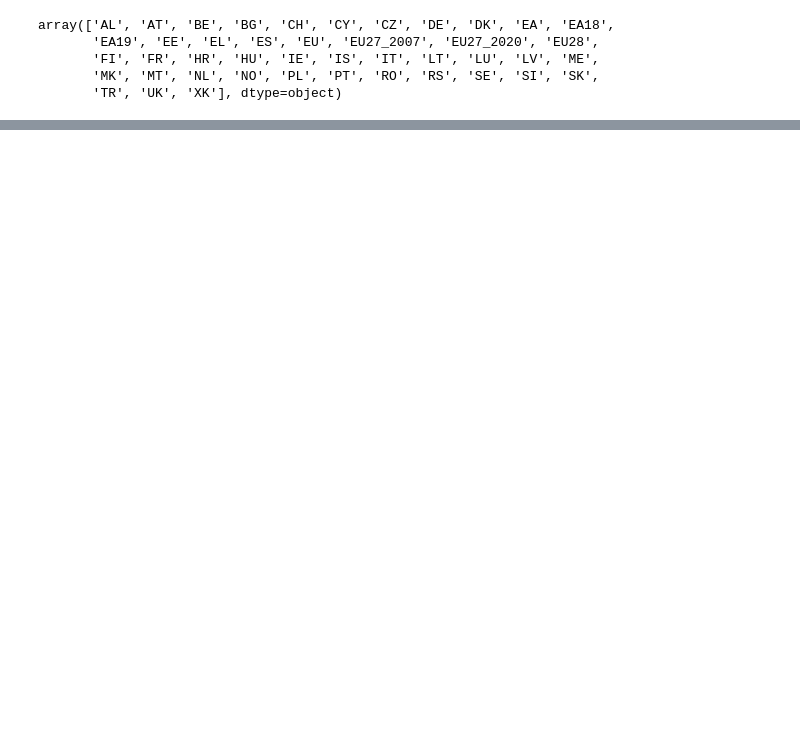
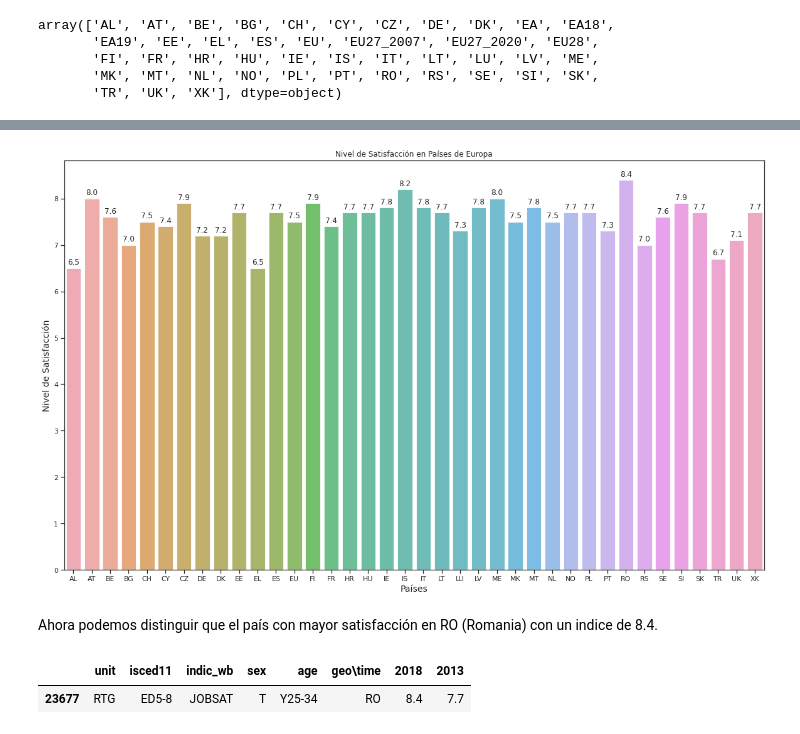
Before and after one commit to JALVARADORUIZ/Magister_BigData_UB, a Jupyter notebook: M3_AI1_AlvaradoRuizJoseArmando.ipynb, the cells around one changed output, grey strips where cells are left out. Cells and saved outputs as stored; diff of their text form; code cells hidden in the pictures; blank space fills up the shorter version.

```diff
--- a/M3_AI1_AlvaradoRuizJoseArmando.ipynb
+++ b/M3_AI1_AlvaradoRuizJoseArmando.ipynb
@@ -59,4 +107,4 @@ df.shape
 #Género (sex): T – Total
 #Edad (age): Y25-34 – From 25 to 34 years
 
-filter = df[(df['isced11'] =="ED5-8") & (df['indic_wb'] =="JOBSAT") & (df['age'] =="Y25-34") & (df['sex'] =="T")]
+df_filter = df[(df['isced11'] =="ED5-8") & (df['indic_wb'] =="JOBSAT") & (df['age'] =="Y25-34") & (df['sex'] =="T")]
@@ -93,0 +158,7 @@ data_2018.plot.bar()
+# %%
+del_group = ['EA','EA18','EA19','EU27_2007','EU27_2020','EU28']
+
+for country in del_group:
+  df_filter.drop(df_filter[ df_filter['geo\\time'] == country ].index , inplace=True)
+
+df_filter.head()
@@ -93,0 +176,24 @@ data_2018.plot.bar()
+# %%
+plt.figure(figsize=[20, 12])
+sns.set(style="ticks")
+bplot = sns.barplot(x = 'geo\\time' , y = 2018, data= df_filter, alpha=0.8)
+
+
+for p in bplot.patches:
+    bplot.annotate(format(p.get_height(), '.1f'),
+                   (p.get_x() + p.get_width() / 2., p.get_height()),
+                   ha = 'center', va = 'center',
+                   xytext = (0, 9),
+                   textcoords = 'offset points')
+plt.title('Nivel de Satisfacción en Países de Europa');
+plt.ylabel('Nivel de Satisfacción', fontsize=14);
+plt.xlabel('Países', fontsize=14);
+# %% [output]
+[figure, added]
+# %% [markdown]
+Ahora podemos distinguir que el país con mayor satisfacción en RO (Romania) con un indice de 8.4.
+# %%
+df_filter[df_filter[2018] == df_filter[2018].max()]
+# %% [output]
+|  | unit | isced11 | indic_wb | sex | age | geo\time | 2018 | 2013 |
+| 23677 | RTG | ED5-8 | JOBSAT | T | Y25-34 | RO | 8.4 | 7.7 |
```
Also changed, not shown: parts of 29 cells of this notebook.
